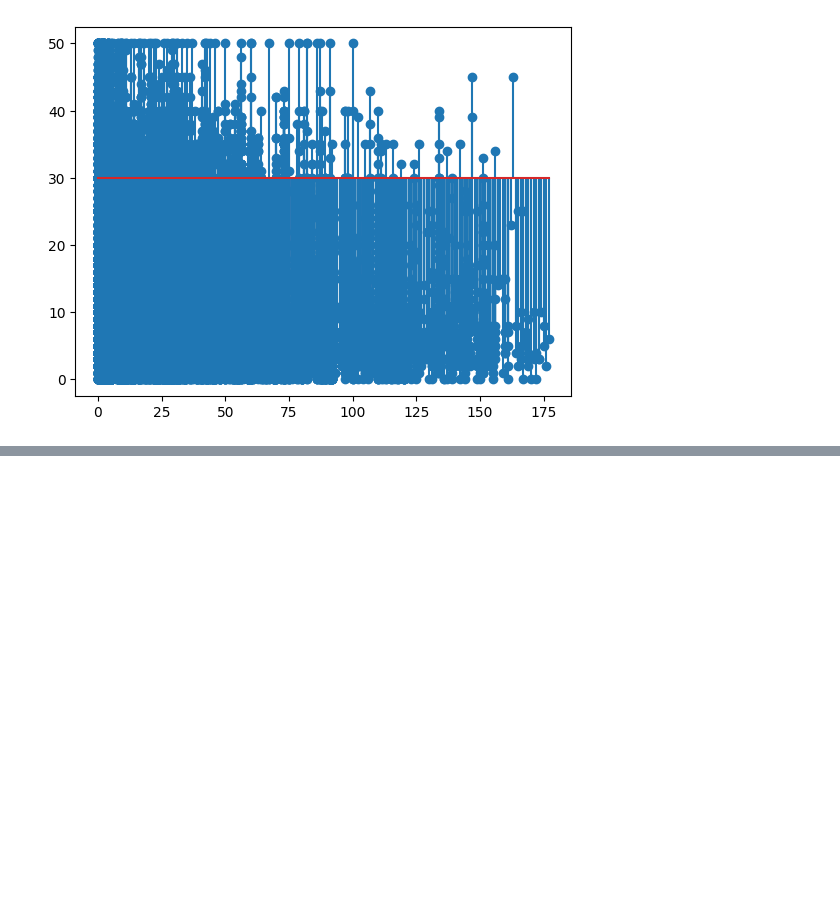
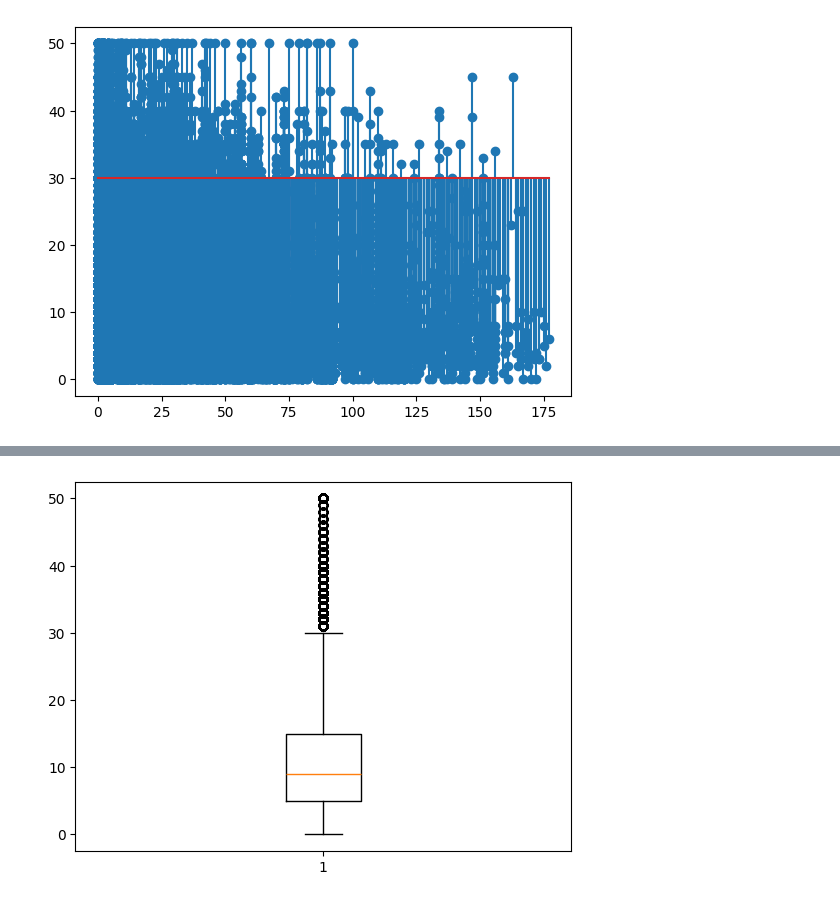
Before and after one commit to Abhisingh980/dataVisualization, a Jupyter notebook: deepnote/learning_pyhton_library/pandas tutorial-matplotlib.ipynb, the cells around one changed output, grey strips where cells are left out. Drawn from its saved outputs; the diff is of its cells as text; code cells hidden in the pictures; blank space fills up the shorter version.

Commit message:
Abhinesh Kumar's version boxplot
This commit was created by Deepnote. Project url: https://deepnote.com/project/3128c5e9-85ba-4136-aeb8-73f1853178e0

```diff
--- a/deepnote/learning_pyhton_library/pandas tutorial-matplotlib.ipynb
+++ b/deepnote/learning_pyhton_library/pandas tutorial-matplotlib.ipynb
@@ -493,0 +505,8 @@ fig.savefig('stemplot.png',format='png',dpi=1000)
+# %%
+df['YearsCode'] = df['YearsCode'].dropna(axis=0)
+# %%
+df['YearsCode'] = df['YearsCode'].replace('<NA>','0')
+df['YearsCode'] = df['YearsCode'].replace('nan','0')
+df['YearsCode'] = df['YearsCode'].replace('Less than 1 year','0')
+df['YearsCode'] = df['YearsCode'].replace('More than 50 years','50')
+df['YearsCode'].unique()
@@ -493,0 +519,2 @@ fig.savefig('stemplot.png',format='png',dpi=1000)
+# %%
+df['YearsCode']=df['YearsCode'].astype(dtype='Int64')
@@ -493,0 +533,10 @@ fig.savefig('stemplot.png',format='png',dpi=1000)
+# %%
+df['WorkWeekHrs'] = df['WorkWeekHrs'].fillna(42)
+df['CodeRevHrs'] = df['CodeRevHrs'].fillna(5)
+# %%
+plt.boxplot(df['YearsCode'])
+
+
+plt.show()
+# %% [output]
+[figure, added]
```
Also changed, not shown: parts of 7 cells of this notebook.
